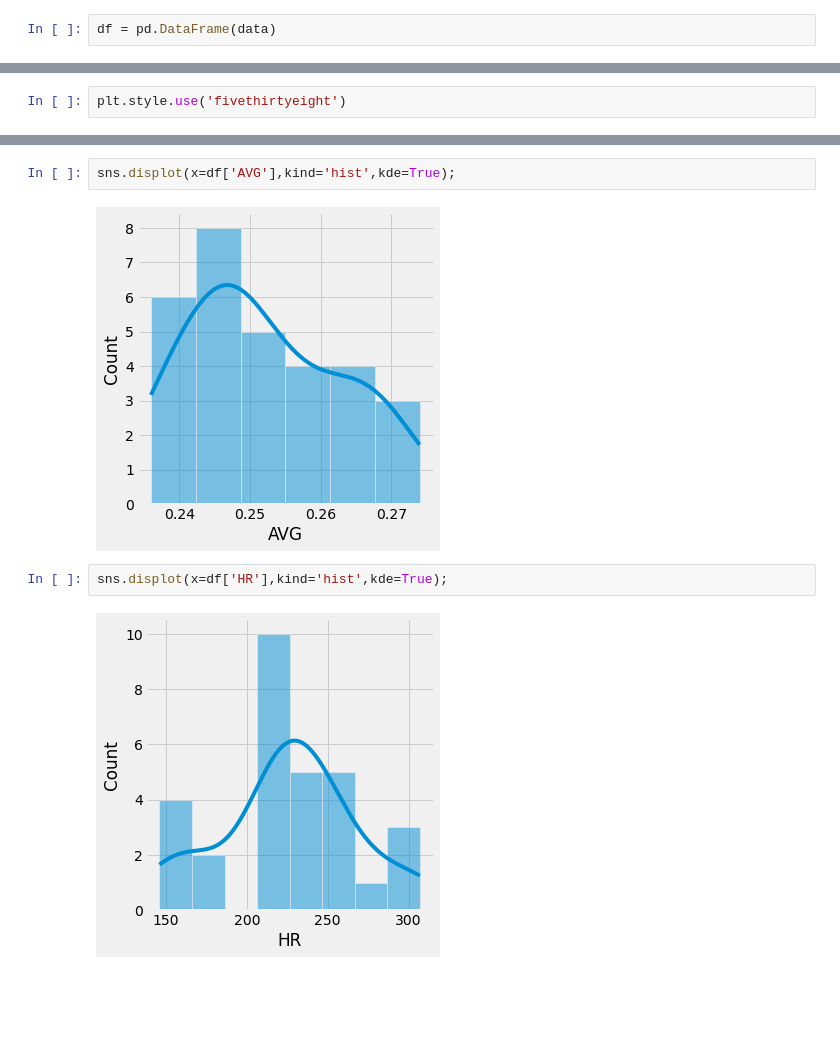
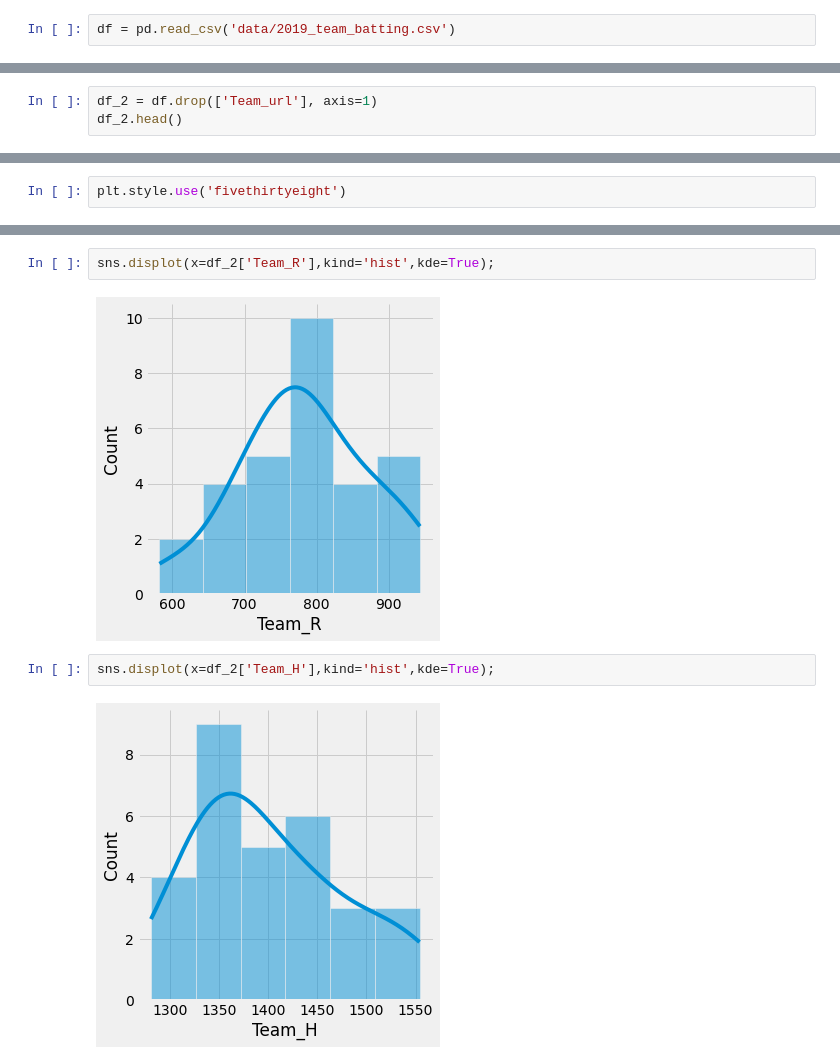
Before and after one commit to jmg0144/mlb-analysis, a Jupyter notebook: MLB-Analysis.ipynb, the cells around one changed output, grey strips where cells are left out. Drawn from its saved outputs; the diff is of its cells as text; blank space fills up the shorter version.

Commit message:
Loaded updated data

```diff
--- a/MLB-Analysis.ipynb
+++ b/MLB-Analysis.ipynb
@@ -23,3 +13,3 @@ data = {'Team':['Astros', 'Twins', 'Red Sox', 'Yankees', 'Rockies', 'Nationals',
 # %%
-df = pd.DataFrame(data)
+df = pd.read_csv('data/2019_team_batting.csv')
 # %%
@@ -44,0 +75,3 @@ df
+# %%
+df_2 = df.drop(['Team_url'], axis=1)
+df_2.head()
@@ -54,8 +115,8 @@ plt.style.use('fivethirtyeight')
 # %%
-sns.displot(x=df['AVG'],kind='hist',kde=True);
+sns.displot(x=df_2['Team_R'],kind='hist',kde=True);
 # %% [output]
-[figure, old version]
+[figure, new version]
 # %%
-sns.displot(x=df['HR'],kind='hist',kde=True);
+sns.displot(x=df_2['Team_H'],kind='hist',kde=True);
 # %% [output]
-[figure, old version]
+[figure, new version]
```
Also changed, not shown: parts of 13 cells of this notebook, 1 other file.
